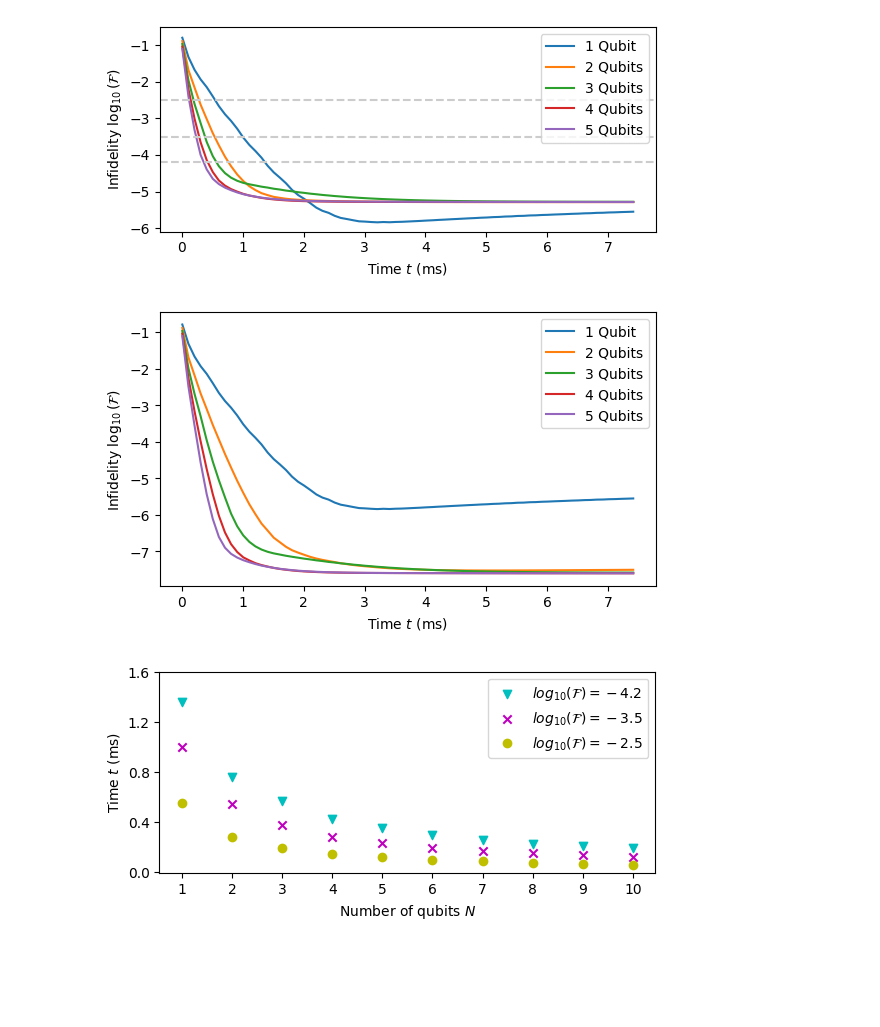
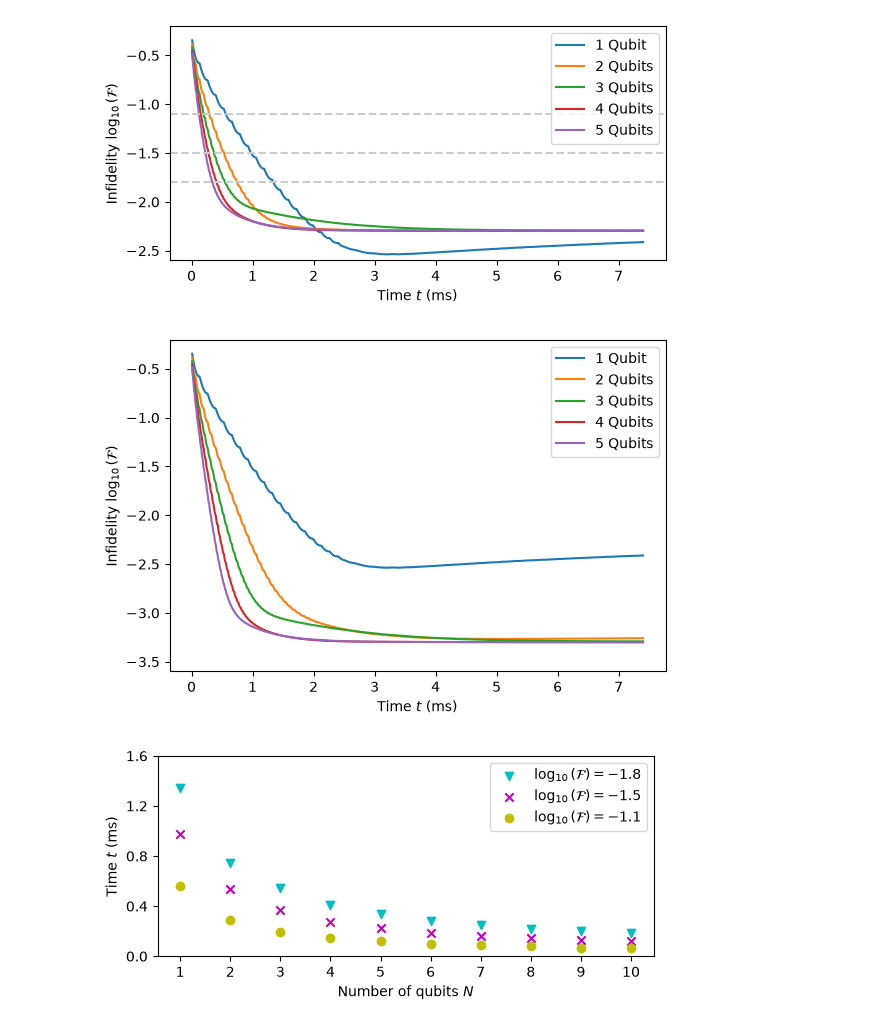
Before and after one commit to custal/speeding-up-quantum-measurement, a Jupyter notebook: jupyter/plots_experimental_noisy_fidelity.ipynb, the cells around one changed output. Cells and saved outputs as stored; diff of their text form; code cells hidden in the pictures; blank space fills up the shorter version.

Commit message:
Fix fidelity log base error

```diff
--- a/jupyter/plots_experimental_noisy_fidelity.ipynb
+++ b/jupyter/plots_experimental_noisy_fidelity.ipynb
@@ -57,39 +57,39 @@ def get_simulators_0_001():
 # %%
 sim_list = get_simulators_0_01()
 
 fontsize = 10
-error_list = (-2.5, -3.5, -4.2)
+error_list = (-1.1, -1.5, -1.8)
 fig, ax = plt.subplots()
 
 for sim in sim_list[:5]:
-    sim.plot_error(label=f"{sim.N} Qubit{'' if sim.N == 1 else 's'}",t_transform=None, e_transform=np.log)
+    sim.plot_error(label=f"{sim.N} Qubit{'' if sim.N == 1 else 's'}",t_transform=None, e_transform=np.log10)
 
 for err in error_list:
     plt.axhline(y=err, color='0.8', linestyle='--')
 
 plt.title("")
 plt.xlabel(r"Time $t$ (ms)", fontsize=fontsize)
 plt.ylabel(r"Infidelity $\log_{10}(\mathcal{F})$", fontsize=fontsize)
 plt.xticks(fontsize=fontsize)
 plt.yticks(fontsize=fontsize)
 plt.legend(prop={'size': fontsize})
 
-plt.ylim([-6.1,-0.5])
-ax.set_aspect(0.6)
+plt.ylim([-2.6,-0.2])
+ax.set_aspect(1.6)
 plt.show()
 # %% [output]
-[figure, old version]
+[figure, new version]
 # %%
 # fig.savefig(dir_images/"fidelity_noisy_experimental_squashed_import.svg", format="svg", dpi=300)
 # %%
 sim_list = get_simulators_0_001()
 
 fontsize = 10
-error_list = (-2.5, -3.5, -4.2)
+error_list = (-1.1, -1.5, -1.8)
 fig, ax = plt.subplots()
 
 for sim in sim_list[:5]:
-    sim.plot_error(label=f"{sim.N} Qubit{'' if sim.N == 1 else 's'}", t_transform=None, e_transform=np.log)
+    sim.plot_error(label=f"{sim.N} Qubit{'' if sim.N == 1 else 's'}", t_transform=None, e_transform=np.log10)
 
 plt.title("")
 plt.xlabel(r"Time $t$ (ms)", fontsize=fontsize)
@@ -97,18 +97,19 @@ plt.ylabel(r"Infidelity $\log_{10}(\mathcal{F})$", fontsize=fontsize)
 plt.xticks(fontsize=fontsize)
 plt.yticks(fontsize=fontsize)
 plt.legend(prop={'size': fontsize})
-ax.set_aspect(0.6)
+plt.ylim([-3.6,-0.2])
+ax.set_aspect(1.6)
 plt.show()
 # %% [output]
-[figure, old version]
+[figure, new version]
 # %%
 # fig.savefig(dir_images/"fidelity_noisy_experimental_001p_import.svg", format="svg", dpi=300)
 # %%
 sim_list = get_simulators_0_01()
 
 fig, ax = plt.subplots()
-for error, color, marker in zip(np.exp(np.array(error_list))[::-1], ("c", "m", "y"), ("v", "x", "o")):
-    plot_constant_error(sim_list, error, label=r"$\log_{10}(\mathcal{F})$"+fr"$={np.log(error)}$", color=color, marker=marker)
+for error, color, marker in zip(10**(np.array(error_list))[::-1], ("c", "m", "y"), ("v", "x", "o")):
+    plot_constant_error(sim_list, error, label=r"$\log_{10}(\mathcal{F})$"+fr"$={np.log10(error)}$", color=color, marker=marker)
 
 plt.xlabel("Number of qubits $N$", fontsize=fontsize)
 plt.ylabel("Time $t$ (ms)", fontsize=fontsize)
@@ -118,7 +119,7 @@ plt.yticks(np.arange(0,1.7,0.4), fontsize=fontsize)
 ax.set_aspect(2.5)
 plt.show()
 # %% [output]
-[figure, old version]
+[figure, new version]
 # %%
 # fig.savefig(dir_images/"fidelity_noisy_experimental_const_squashed_import.svg", format="svg", dpi=300)
 # %%
```
Also changed, not shown: parts of 5 cells of this notebook, 1 other file.
